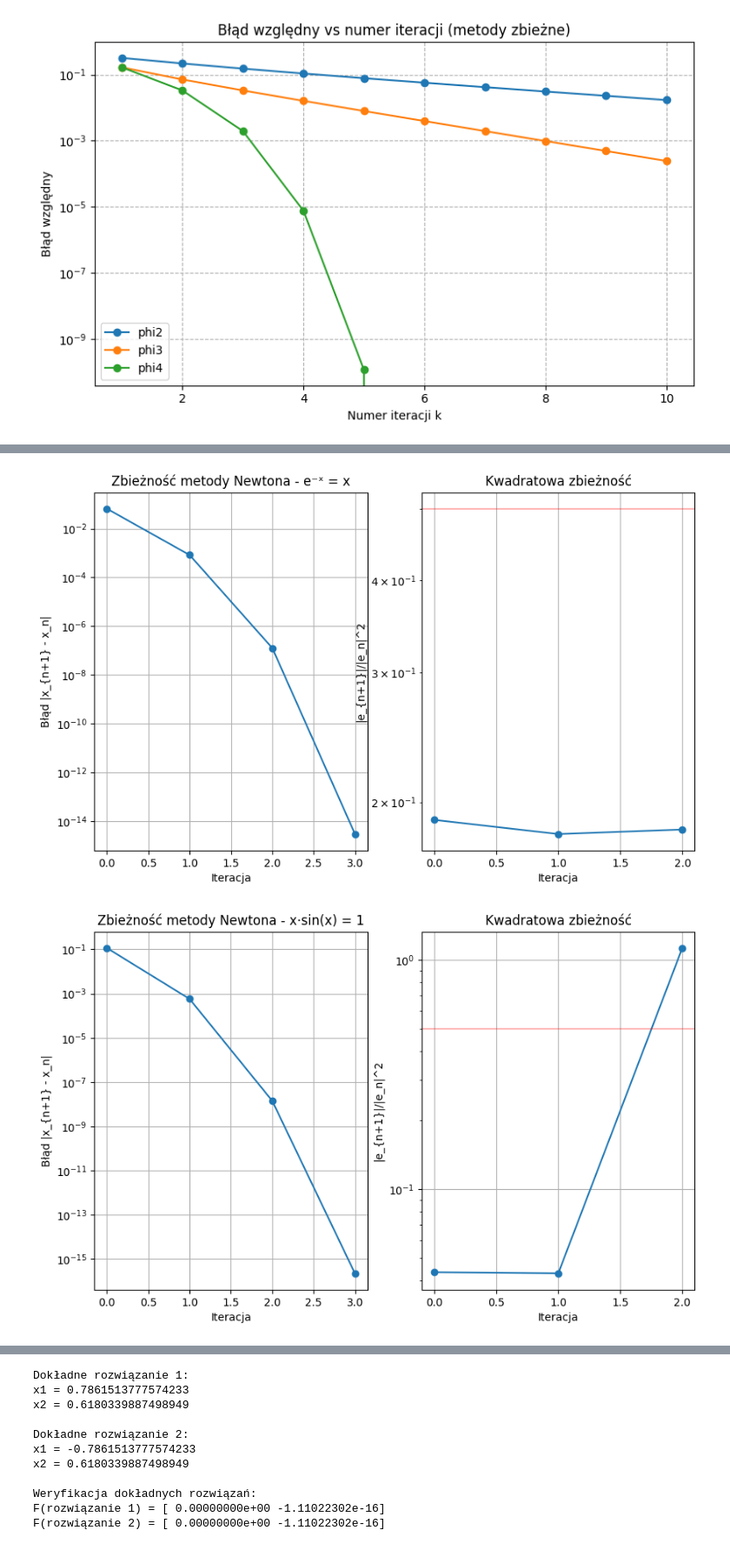
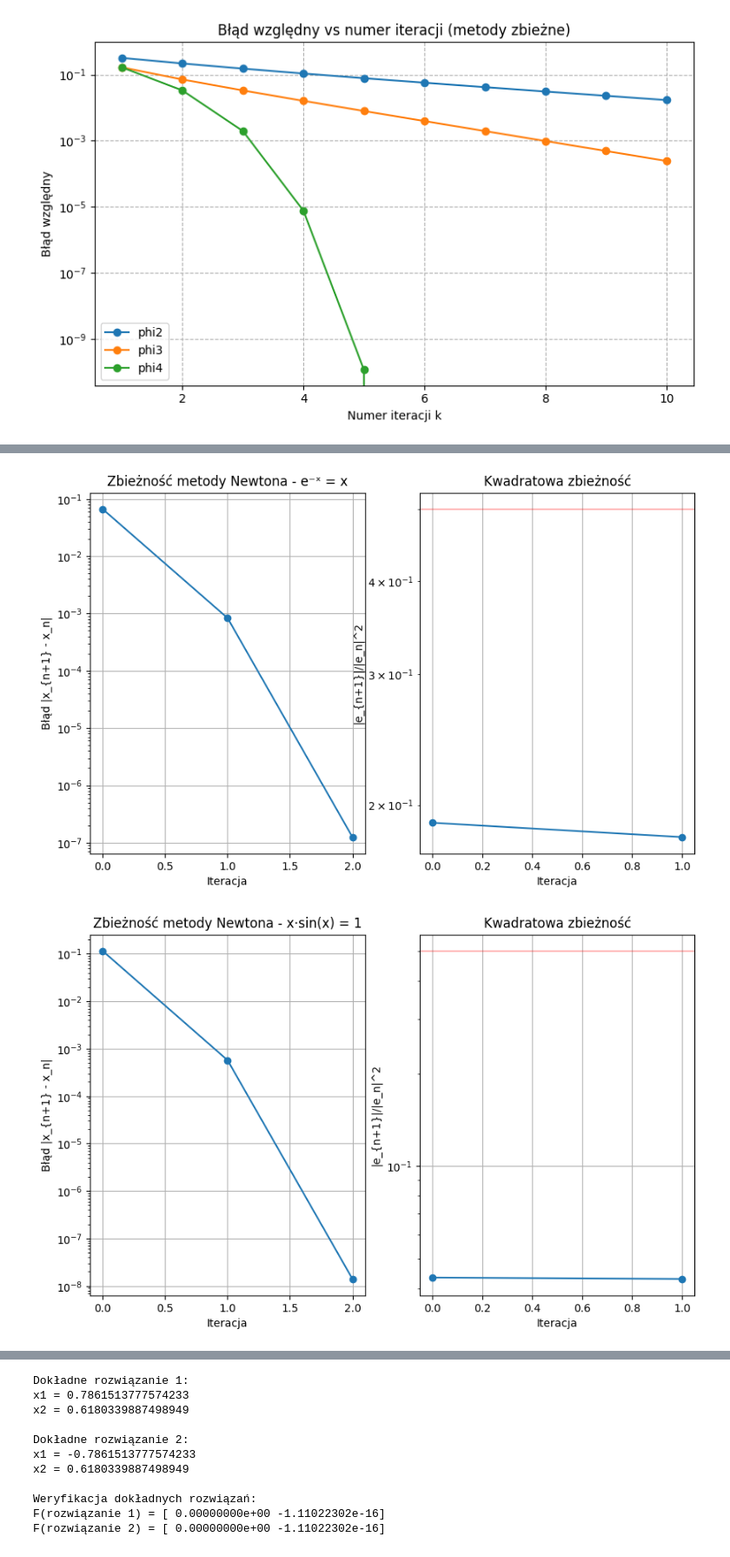
Before and after one commit to FalcO0O/MOWNiT, a Jupyter notebook: Lab_8/main.ipynb, the cells around one changed output, grey strips where cells are left out. Shown at 87% size. Cells and saved outputs as stored; diff of their text form; code cells hidden in the pictures.

```diff
--- a/Lab_8/main.ipynb
+++ b/Lab_8/main.ipynb
@@ -180,8 +180,8 @@ def newton_method(f, df, x0, tol=1e-10, max_iter=100, ans=None, bits=2**(-24)):
         f_value = f(x)
         df_value = df(x)
 
-        # Jeśli pochodna jest bliska zeru, przerwij
-        if abs(df_value) < 1e-14:
+        # Jeśli wartość jest bliska zeru, przerwij
+        if abs(f_value) < 1e-14:
             break
 
         # Krok metody Newtona
@@ -319,5 +319,5 @@ Wymagana liczba iteracji od 4-bitowej dokładności dla (a):
-[figure, old version]
+[figure, new version]
-[figure, old version]
+[figure, new version]
 [figure]
 # %%
 # Task 4
```
Also changed, not shown: parts of 1 cell of this notebook, 2 other files.
